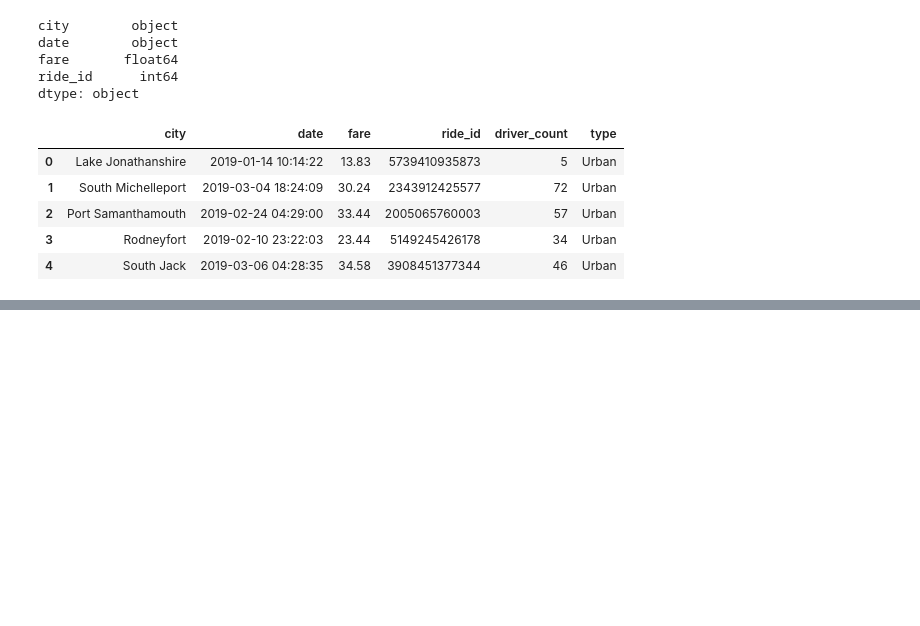
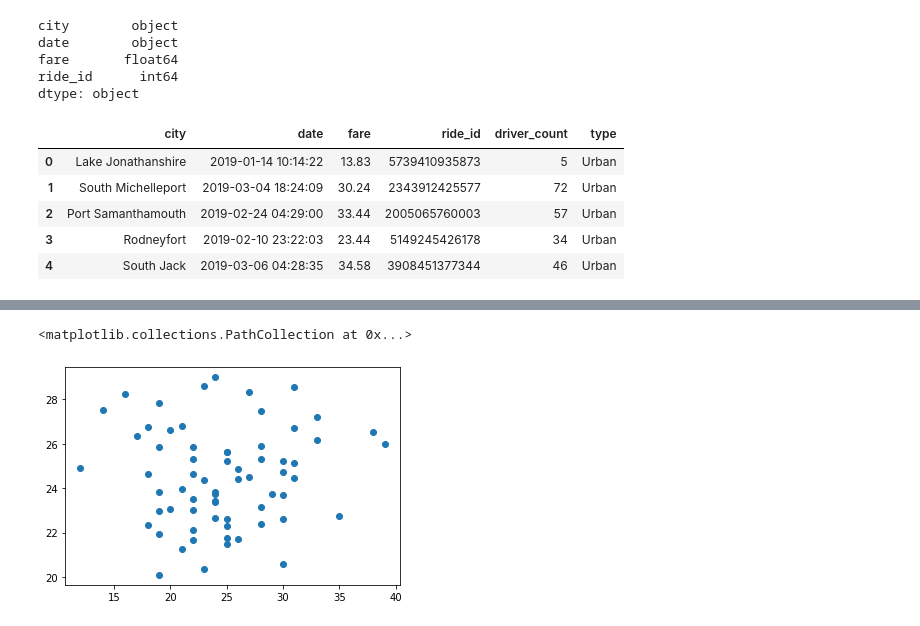
Before and after one commit to Tracari/PyBer_Analysis, a Jupyter notebook: Pyber.ipynb, the cells around one changed output, grey strips where cells are left out. Saved outputs shown, nothing was run; the diff lists cells and outputs as text; code cells hidden in the pictures; blank space fills up the shorter version.

```diff
--- a/Pyber.ipynb
+++ b/Pyber.ipynb
@@ -123,3 +125,7 @@ pyber_data_df.head()
 | 2 | Port Samanthamouth | 2019-02-24 04:29:00 | 33.44 | 2005065760003 | 57 | Urban |
 | 3 | Rodneyfort | 2019-02-10 23:22:03 | 23.44 | 5149245426178 | 34 | Urban |
 | 4 | South Jack | 2019-03-06 04:28:35 | 34.58 | 3908451377344 | 46 | Urban |
+# %%
+# Create the Urban city DataFrame
+urban_cities_df=pyber_data_df[pyber_data_df["type"]=="Urban"]
+urban_cities_df.head()
@@ -125,0 +161,4 @@ pyber_data_df.head()
+# %%
+# Get the the number of rides for each city in the city type
+urban_ride_count = urban_cities_df.groupby(["city"]).count()["ride_id"]
+urban_ride_count.head()
@@ -125,0 +195,4 @@ pyber_data_df.head()
+# %%
+# Get the average fare for each city in the urban cities.
+urban_avg_fare=urban_cities_df.groupby(['city']).mean()['fare']
+urban_avg_fare.head()
@@ -125,0 +263,7 @@ pyber_data_df.head()
+# %%
+# Build the scatter plots for urban cities.
+
+plt.scatter(urban_ride_count, urban_avg_fare)
+# %% [output]
+<matplotlib.collections.PathCollection at 0x...>
+[figure, added]
```
Also changed, not shown: parts of 19 cells of this notebook.
